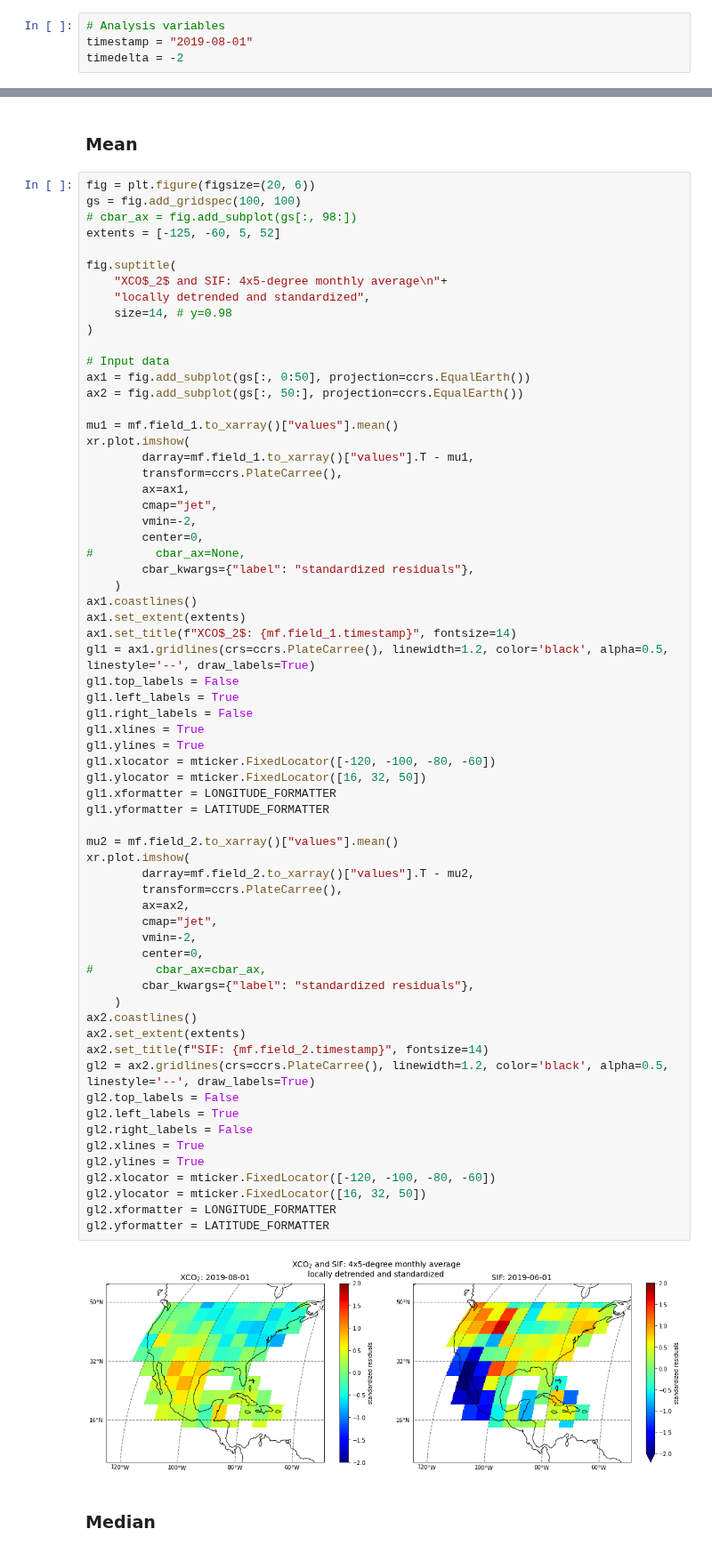
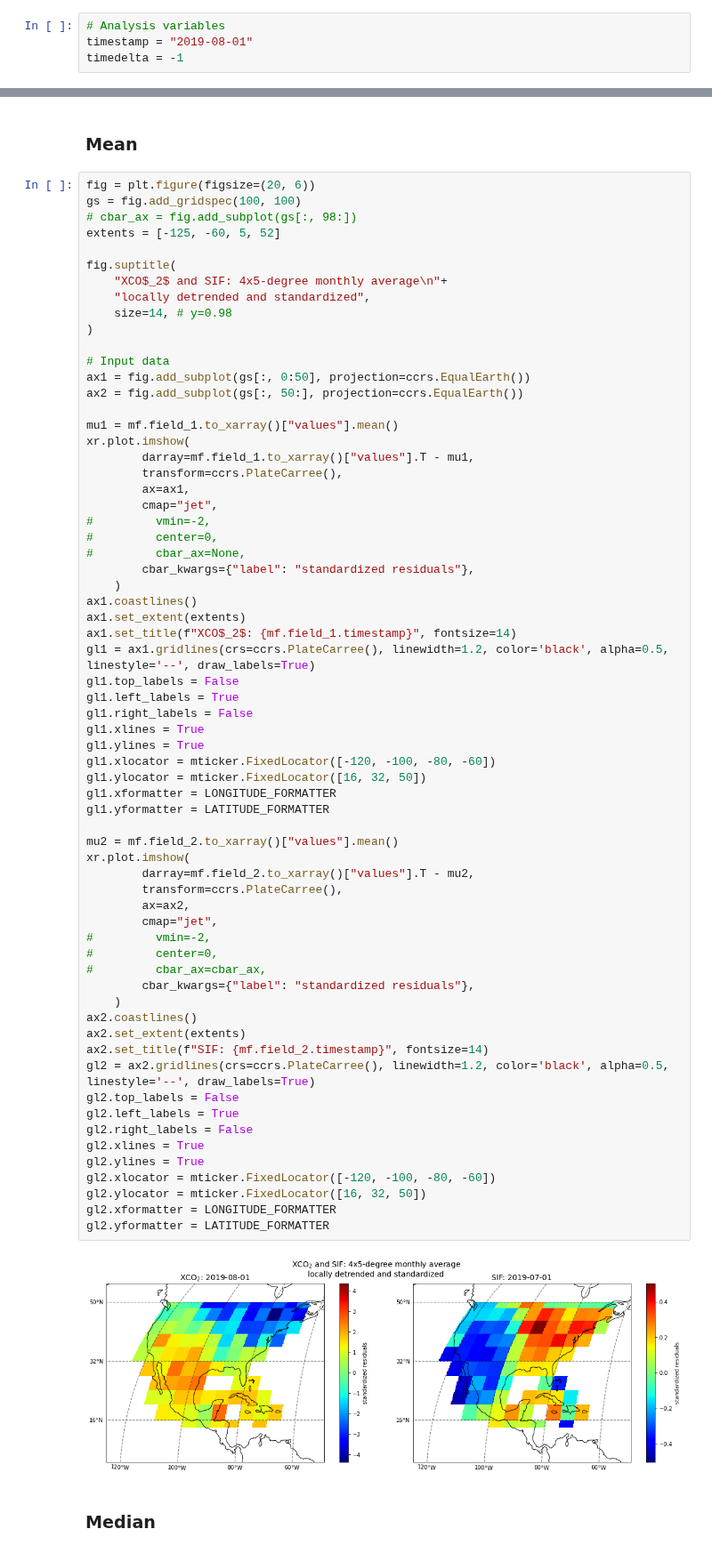
Before and after one commit to 91Mrwu/sif-xco2-cokriging, a Jupyter notebook: research/cokriging_conus.ipynb, the cells around one changed output, grey strips where cells are left out. Shown at 89% size. Drawn from its saved outputs; the diff is of its cells as text.

```diff
--- a/research/cokriging_conus.ipynb
+++ b/research/cokriging_conus.ipynb
@@ -24,7 +27,7 @@ import cokrige
 # %%
 # Analysis variables
 timestamp = "2019-08-01"
-timedelta = -2
+timedelta = -1
 # %%
 # Get data: 5-degree monthly average, cont. US
 ds = xr.open_dataset("../data/exp_pro/OCO2_4x5deg_monthly_conus.nc")
@@ -150,8 +147,8 @@ xr.plot.imshow(
         transform=ccrs.PlateCarree(),
         ax=ax1,
         cmap="jet",
-        vmin=-2,
-        center=0,
+#         vmin=-2,
+#         center=0,
 #         cbar_ax=None,
         cbar_kwargs={"label": "standardized residuals"},
     )
@@ -165,36 +162,36 @@ gl1.right_labels = False
 gl1.xlines = True
 gl1.ylines = True
 gl1.xlocator = mticker.FixedLocator([-120, -100, -80, -60])
 gl1.ylocator = mticker.FixedLocator([16, 32, 50])
 gl1.xformatter = LONGITUDE_FORMATTER
 gl1.yformatter = LATITUDE_FORMATTER
 
 mu2 = mf.field_2.to_xarray()["values"].mean()
 xr.plot.imshow(
         darray=mf.field_2.to_xarray()["values"].T - mu2,
         transform=ccrs.PlateCarree(),
         ax=ax2,
         cmap="jet",
-        vmin=-2,
-        center=0,
+#         vmin=-2,
+#         center=0,
 #         cbar_ax=cbar_ax,
         cbar_kwargs={"label": "standardized residuals"},
     )
 ax2.coastlines()
 ax2.set_extent(extents)
 ax2.set_title(f"SIF: {mf.field_2.timestamp}", fontsize=14)
 gl2 = ax2.gridlines(crs=ccrs.PlateCarree(), linewidth=1.2, color='black', alpha=0.5, linestyle='--', draw_labels=True)
 gl2.top_labels = False
 gl2.left_labels = True
 gl2.right_labels = False
 gl2.xlines = True
 gl2.ylines = True
 gl2.xlocator = mticker.FixedLocator([-120, -100, -80, -60])
 gl2.ylocator = mticker.FixedLocator([16, 32, 50])
 gl2.xformatter = LONGITUDE_FORMATTER
 gl2.yformatter = LATITUDE_FORMATTER
 # %% [output]
-[figure, old version]
+[figure, new version]
 # %% [markdown]
 ### Median
 # %%
```
Also changed, not shown: parts of 14 cells of this notebook, 3 other files.
